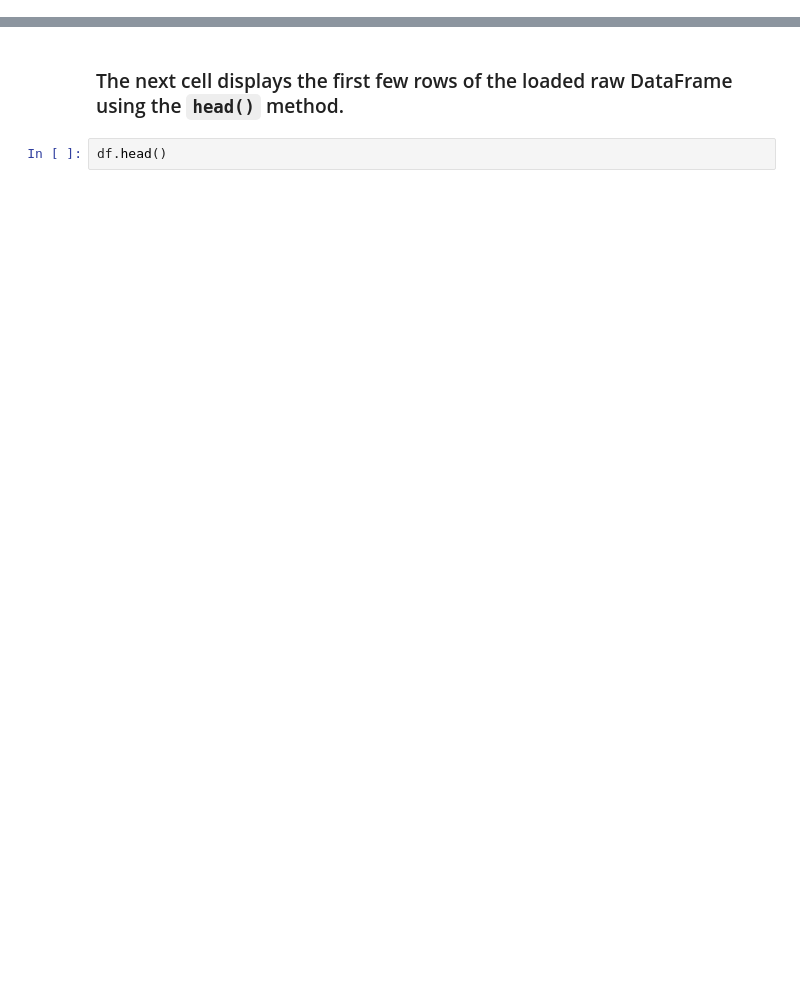
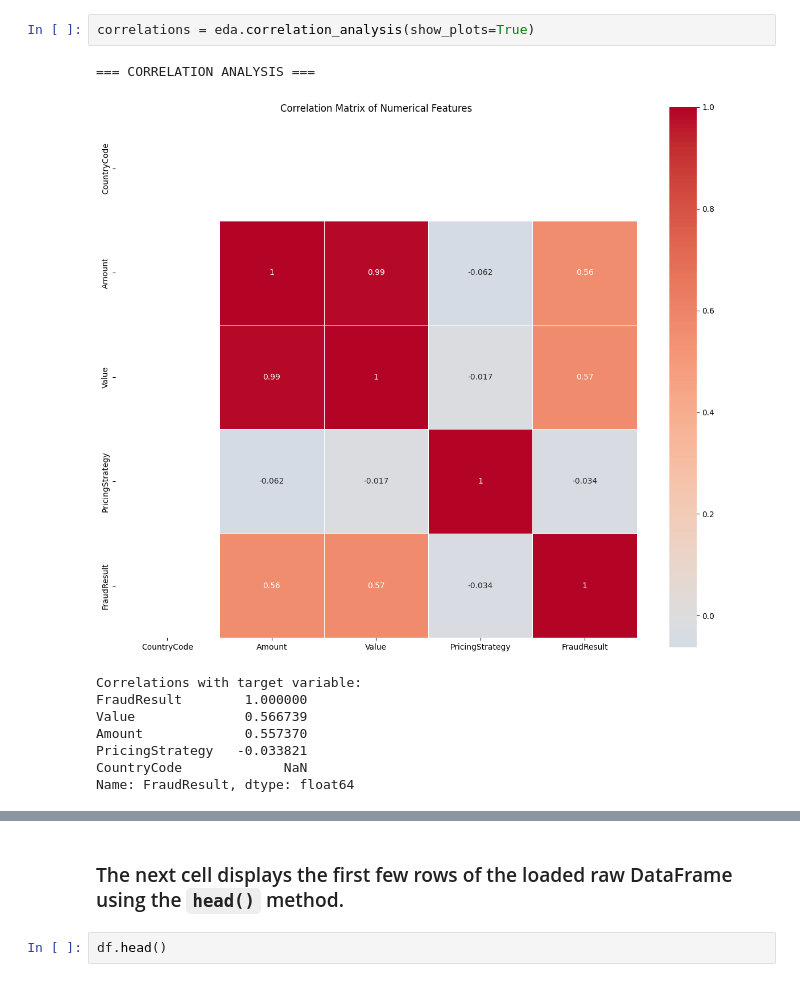
Before and after one commit to wondifraw/Credit-Risk-Probability-Model, a Jupyter notebook: notebooks/1.0-eda.ipynb, the cells around one changed output, grey strips where cells are left out. Saved outputs shown, nothing was run; the diff lists cells and outputs as text; blank space fills up the shorter version.

```diff
--- a/notebooks/1.0-eda.ipynb
+++ b/notebooks/1.0-eda.ipynb
@@ -28,0 +129,12 @@ Data loaded successfully!
+# %%
+correlations = eda.correlation_analysis(show_plots=True)
+# %% [output]
+=== CORRELATION ANALYSIS ===
+[figure, added]
+Correlations with target variable:
+FraudResult        1.000000
+Value              0.566739
+Amount             0.557370
+PricingStrategy   -0.033821
+CountryCode             NaN
+Name: FraudResult, dtype: float64
```
Also changed, not shown: parts of 36 cells of this notebook.
